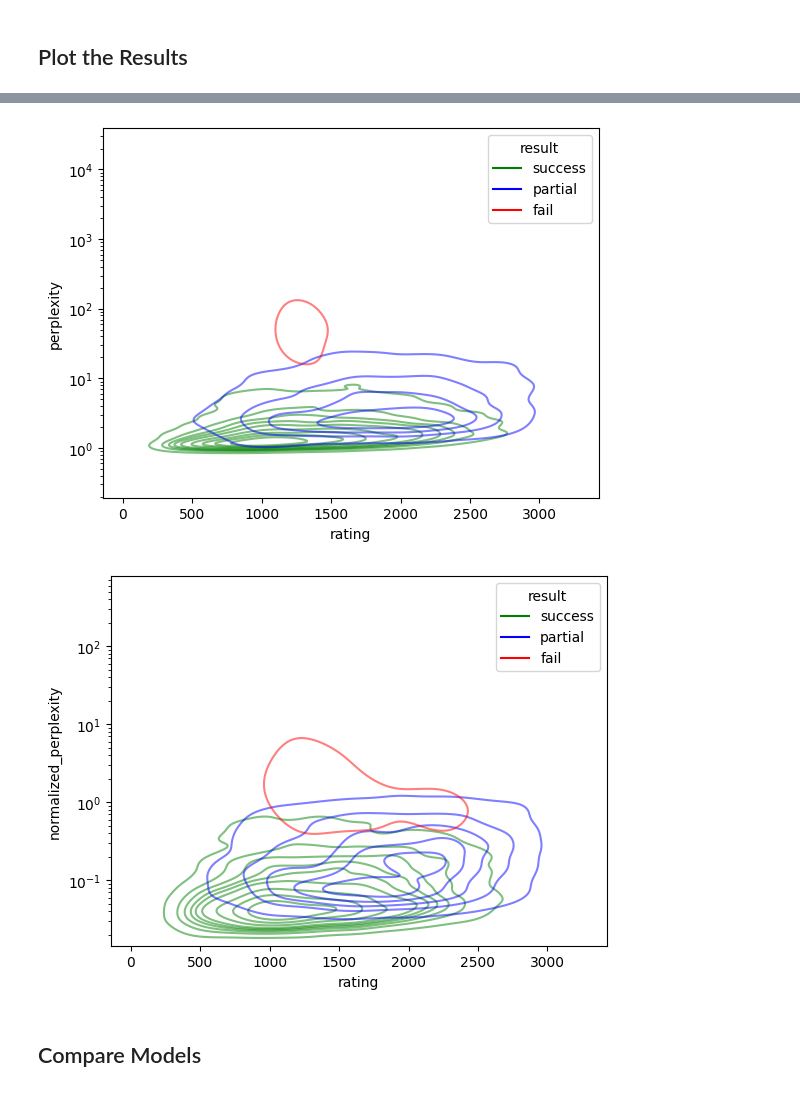
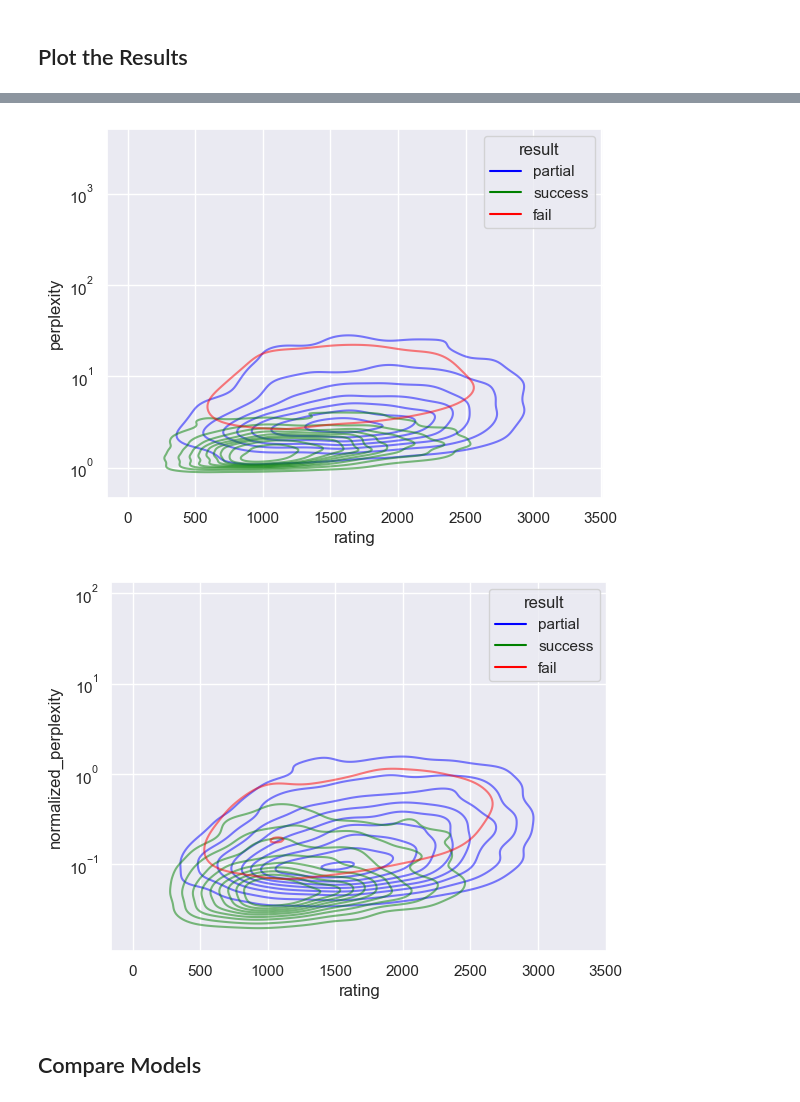
Before and after one commit to Xmaster6y/lczerolens, a Jupyter notebook: docs/source/notebooks/features/evaluate-models-on-puzzles.ipynb, the cells around one changed output, grey strips where cells are left out. Saved outputs shown, nothing was run; the diff lists cells and outputs as text; code cells hidden in the pictures.

```diff
--- a/docs/source/notebooks/features/evaluate-models-on-puzzles.ipynb
+++ b/docs/source/notebooks/features/evaluate-models-on-puzzles.ipynb
@@ -115,9 +117,9 @@ def puzzle_generator(dataset, lim=10_000):
         i += 1
         if i > lim:
             break
-        yield Puzzle.from_dict(d)
+        yield PuzzleData.from_dict(d)
 # %%
-res_gen = Puzzle.evaluate_multiple(puzzle_generator(dataset), strong_sampler, batch_size=40_000)
+res_gen = PuzzleData.evaluate_multiple(puzzle_generator(dataset), maia_1100_sampler, batch_size=40_000)
 # %%
 res_list = list(res_gen)
 res_list[:10]
@@ -145,6 +147,12 @@ res_list[:10]
 import matplotlib.pyplot as plt
 import seaborn as sns
 import pandas as pd
+import matplotlib as mpl
+
+mpl.rcParams["mathtext.fontset"] = "stix"
+# Use Matplotlib-bundled STIX font family to avoid missing font errors
+mpl.rcParams["font.family"] = "STIXGeneral"
+sns.set_theme(style="darkgrid")
 
 
 def make_df(res):
@@ -167,5 +175,5 @@ def make_df(res):
 
 PALETTE = {"fail": "red", "success": "green", "partial": "blue"}
 # %%
-strong_df = make_df(res_list)
+df_1 = make_df(res_list)
 # %%
@@ -182,22 +190,22 @@ plt.show()
 # %%
 sns.kdeplot(
-    strong_df, x="rating", y="perplexity", hue="result", log_scale=(False, True), alpha=0.5, palette=PALETTE, levels=10
+    df_1, x="rating", y="perplexity", hue="result", log_scale=(False, True), alpha=0.5, palette=PALETTE, levels=10
 )
 plt.show()
 sns.kdeplot(
-    strong_df,
+    df_1,
     x="rating",
     y="normalized_perplexity",
     hue="result",
     log_scale=(False, True),
     alpha=0.5,
     palette=PALETTE,
     levels=10,
 )
 plt.show()
 # %% [output]
-[figure, old version]
+[figure, new version]
-[figure, old version]
+[figure, new version]
 # %% [markdown]
 ## Compare Models
 # %%
```
Also changed, not shown: parts of 18 cells of this notebook, 14 other files.
